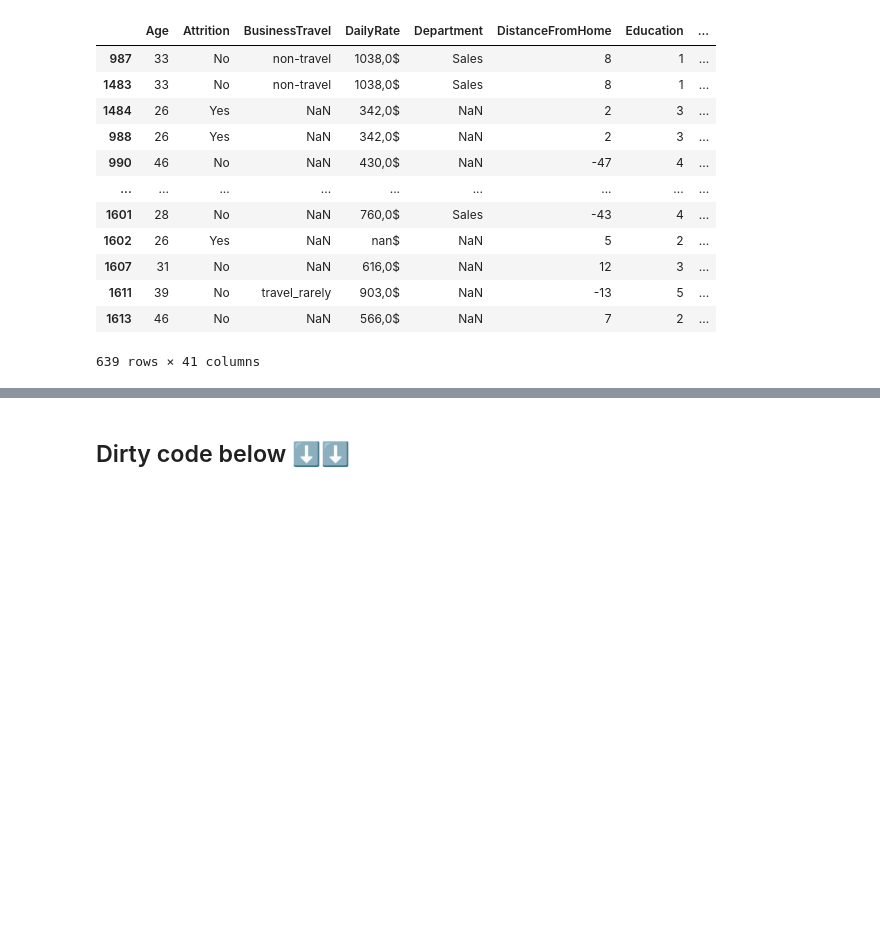
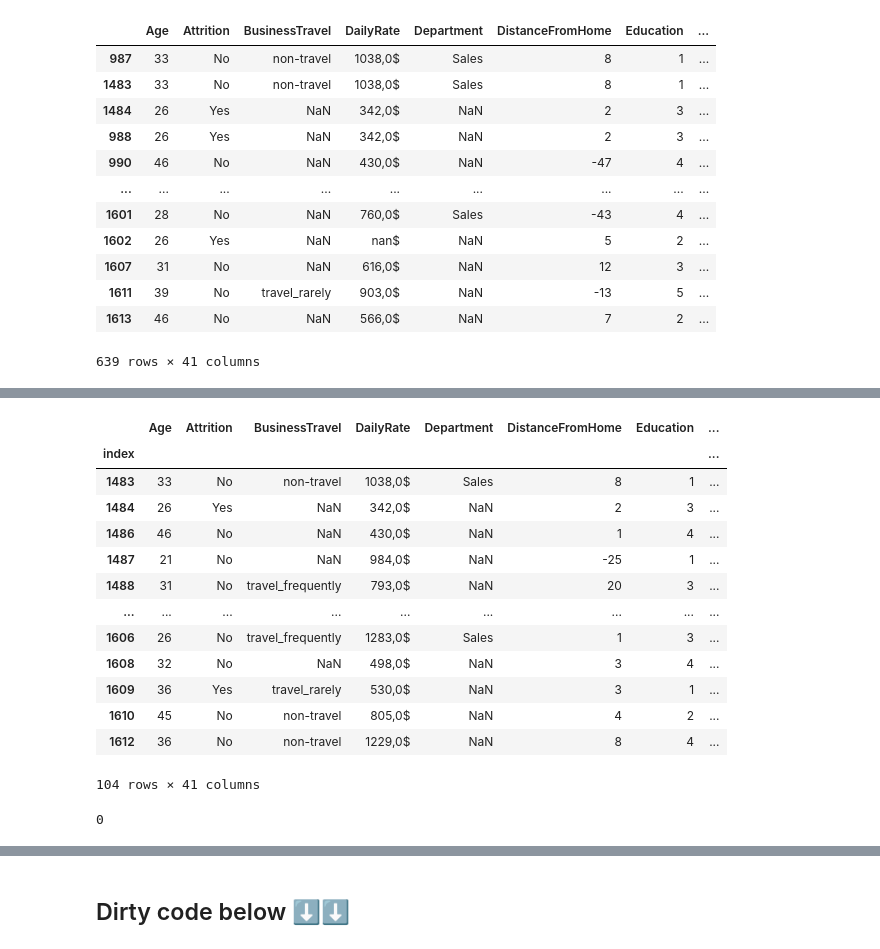
Before and after one commit to carla-caracola/people_analytics, a Jupyter notebook: Data_elena.ipynb, the cells around one changed output, grey strips where cells are left out. Saved outputs shown, nothing was run; the diff lists cells and outputs as text; code cells hidden in the pictures; blank space fills up the shorter version.

```diff
--- a/Data_elena.ipynb
+++ b/Data_elena.ipynb
@@ -178,0 +217,19 @@ abc_coorp_df.loc[abc_coorp_df['employeenumber'].duplicated(keep=False), :].sort_
+# %%
+# Eliminar duplicados conservando el primer registro encontrado (índice más alto)
+df_unique = df_sorted.drop_duplicates(subset='employeenumber', keep='first')
+df_unique # nos hemos quedado con 104 filas
+# %% [output]
+|  | Age | Attrition | BusinessTravel | DailyRate | Department | DistanceFromHome | Education | ... |
+| index |  |  |  |  |  |  |  | ... |
+| 1483 | 33 | No | non-travel | 1038,0$ | Sales | 8 | 1 | ... |
+| 1484 | 26 | Yes | NaN | 342,0$ | NaN | 2 | 3 | ... |
+| 1486 | 46 | No | NaN | 430,0$ | NaN | 1 | 4 | ... |
+| 1487 | 21 | No | NaN | 984,0$ | NaN | -25 | 1 | ... |
+| 1488 | 31 | No | travel_frequently | 793,0$ | NaN | 20 | 3 | ... |
+| ... | ... | ... | ... | ... | ... | ... | ... | ... |
+| 1606 | 26 | No | travel_frequently | 1283,0$ | Sales | 1 | 3 | ... |
+| 1608 | 32 | No | NaN | 498,0$ | NaN | 3 | 4 | ... |
+| 1609 | 36 | Yes | travel_rarely | 530,0$ | NaN | 3 | 1 | ... |
+| 1610 | 45 | No | non-travel | 805,0$ | NaN | 4 | 2 | ... |
+| 1612 | 36 | No | non-travel | 1229,0$ | NaN | 8 | 4 | ... |
+104 rows × 41 columns
@@ -178,0 +241,4 @@ abc_coorp_df.loc[abc_coorp_df['employeenumber'].duplicated(keep=False), :].sort_
+# %%
+df_unique['employeenumber'].duplicated().sum()
+# %% [output]
+0
```
Also changed, not shown: parts of 7 cells of this notebook.
